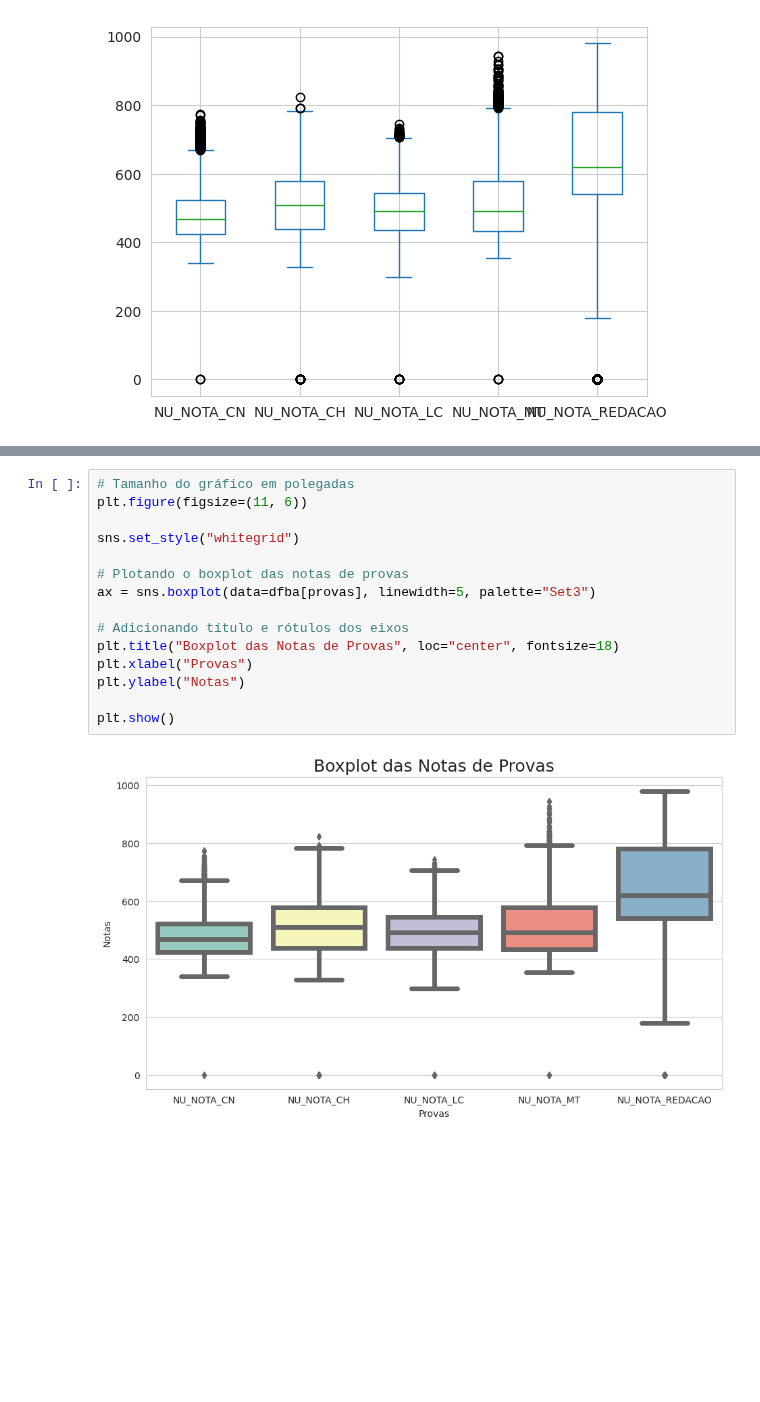
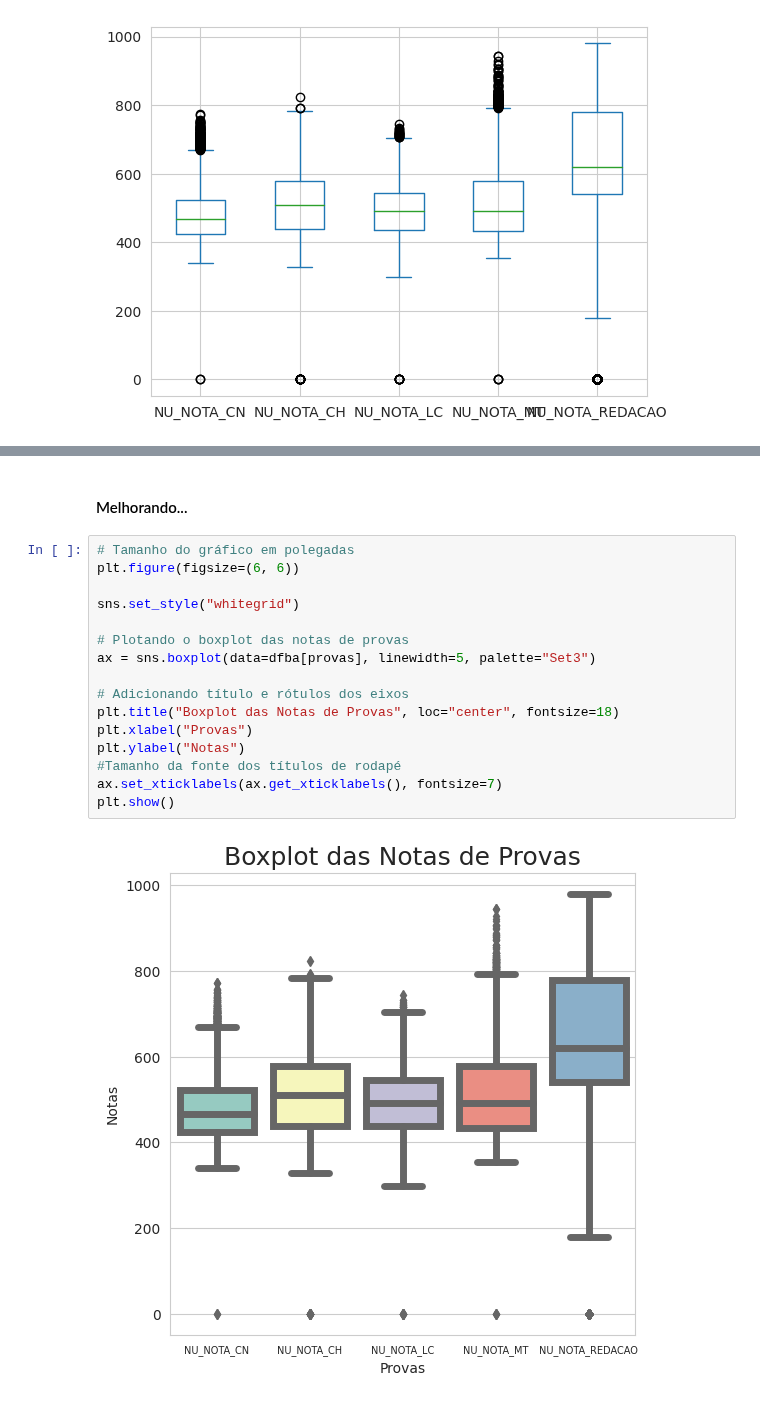
Before and after one commit to Bruno-Santana-Eco/Analise-de-Dados-ENEM, a Jupyter notebook: Análise de Dados.ipynb, the cells around one changed output, grey strips where cells are left out. Saved outputs shown, nothing was run; the diff lists cells and outputs as text; blank space fills up the shorter version.

```diff
--- a/Análise de Dados.ipynb
+++ b/Análise de Dados.ipynb
@@ -538,17 +518,20 @@ plt.show()
+# %% [markdown]
+#### Melhorando...
 # %%
 # Tamanho do gráfico em polegadas
-plt.figure(figsize=(11, 6))
+plt.figure(figsize=(6, 6))
 
 sns.set_style("whitegrid")
 
 # Plotando o boxplot das notas de provas
 ax = sns.boxplot(data=dfba[provas], linewidth=5, palette="Set3")
 
 # Adicionando título e rótulos dos eixos
 plt.title("Boxplot das Notas de Provas", loc="center", fontsize=18)
 plt.xlabel("Provas")
 plt.ylabel("Notas")
-
+#Tamanho da fonte dos títulos de rodapé
+ax.set_xticklabels(ax.get_xticklabels(), fontsize=7)
 plt.show()
 # %% [output]
-[figure, old version]
+[figure, new version]
```
Also changed, not shown: parts of 10 cells of this notebook.
